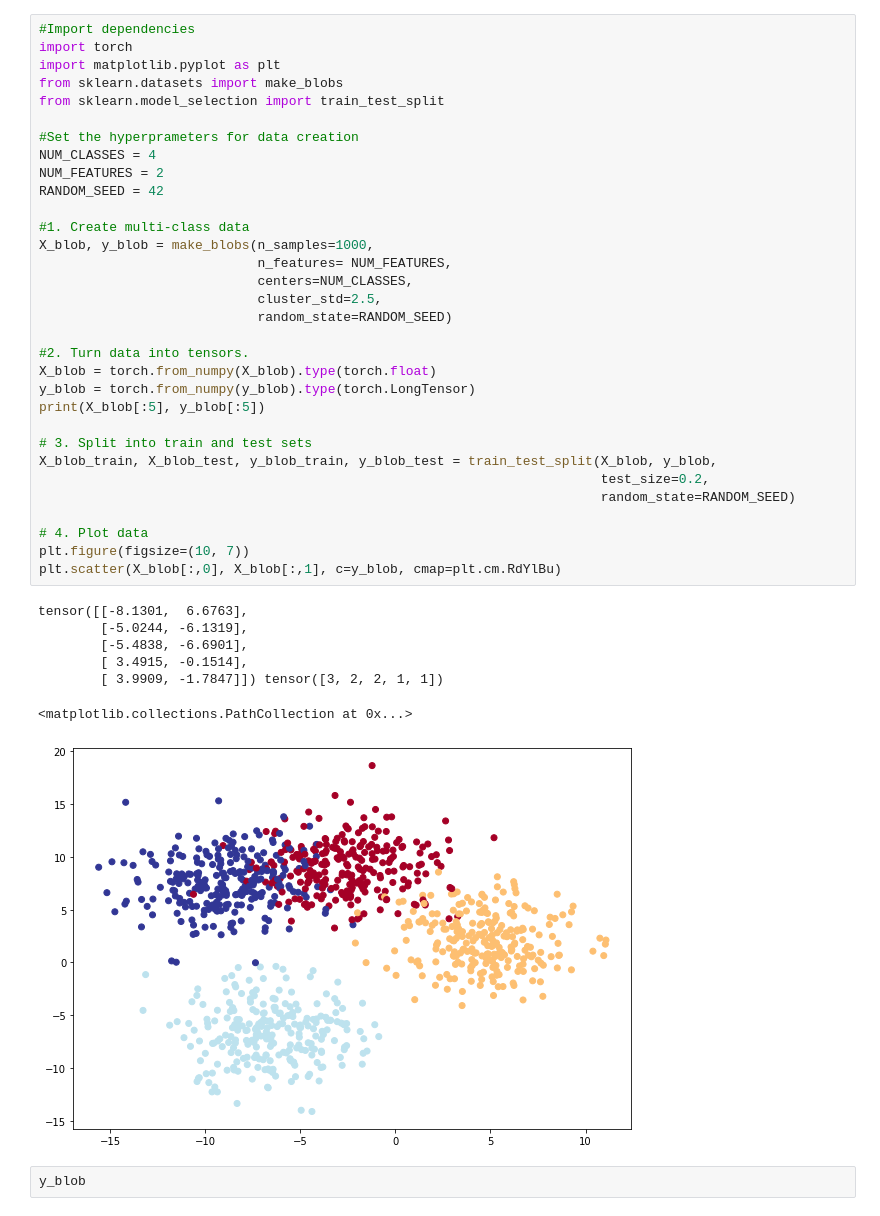
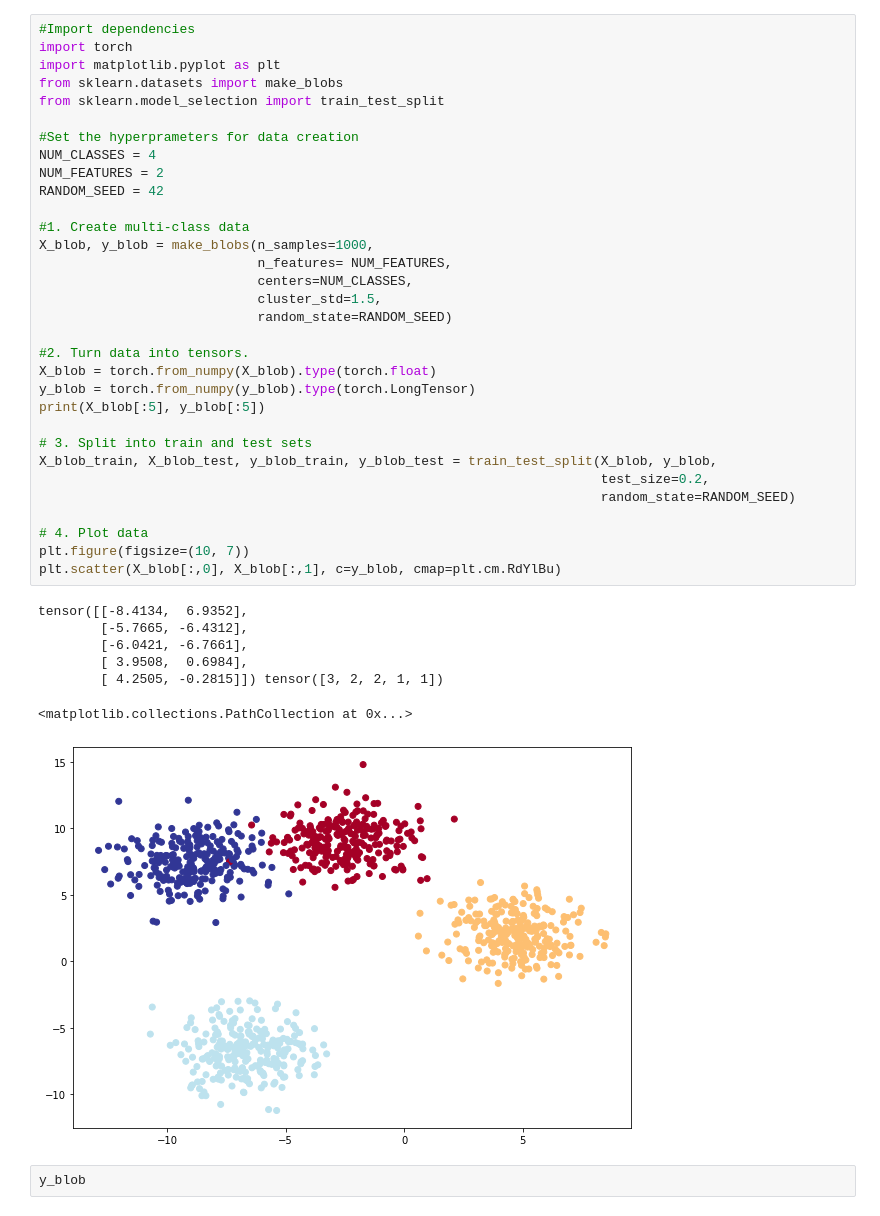
Before and after one commit to jaeohshin/ML-with-Pytorch, a Jupyter notebook: 02_pytorch_classification.ipynb, the cells around one changed output. Saved outputs shown, nothing was run; the diff lists cells and outputs as text.

```diff
--- a/02_pytorch_classification.ipynb
+++ b/02_pytorch_classification.ipynb
@@ -6,40 +6,40 @@ import torch
 import matplotlib.pyplot as plt
 from sklearn.datasets import make_blobs
 from sklearn.model_selection import train_test_split
 
 #Set the hyperprameters for data creation
 NUM_CLASSES = 4
 NUM_FEATURES = 2
 RANDOM_SEED = 42
 
 #1. Create multi-class data
 X_blob, y_blob = make_blobs(n_samples=1000,
                             n_features= NUM_FEATURES,
                             centers=NUM_CLASSES,
-                            cluster_std=2.5,
+                            cluster_std=1.5,
                             random_state=RANDOM_SEED)
 
 #2. Turn data into tensors.
 X_blob = torch.from_numpy(X_blob).type(torch.float)
 y_blob = torch.from_numpy(y_blob).type(torch.LongTensor)
 print(X_blob[:5], y_blob[:5])
 
 # 3. Split into train and test sets
 X_blob_train, X_blob_test, y_blob_train, y_blob_test = train_test_split(X_blob, y_blob,
                                                                         test_size=0.2,
                                                                         random_state=RANDOM_SEED)
 
 # 4. Plot data
 plt.figure(figsize=(10, 7))
 plt.scatter(X_blob[:,0], X_blob[:,1], c=y_blob, cmap=plt.cm.RdYlBu)
 # %% [output]
-tensor([[-8.1301,  6.6763],
-        [-5.0244, -6.1319],
-        [-5.4838, -6.6901],
-        [ 3.4915, -0.1514],
-        [ 3.9909, -1.7847]]) tensor([3, 2, 2, 1, 1])
+tensor([[-8.4134,  6.9352],
+        [-5.7665, -6.4312],
+        [-6.0421, -6.7661],
+        [ 3.9508,  0.6984],
+        [ 4.2505, -0.2815]]) tensor([3, 2, 2, 1, 1])
 <matplotlib.collections.PathCollection at 0x...>
-[figure, old version]
+[figure, new version]
 # %%
 y_blob
 # %% [output]
```
Also changed, not shown: parts of 10 cells of this notebook.
